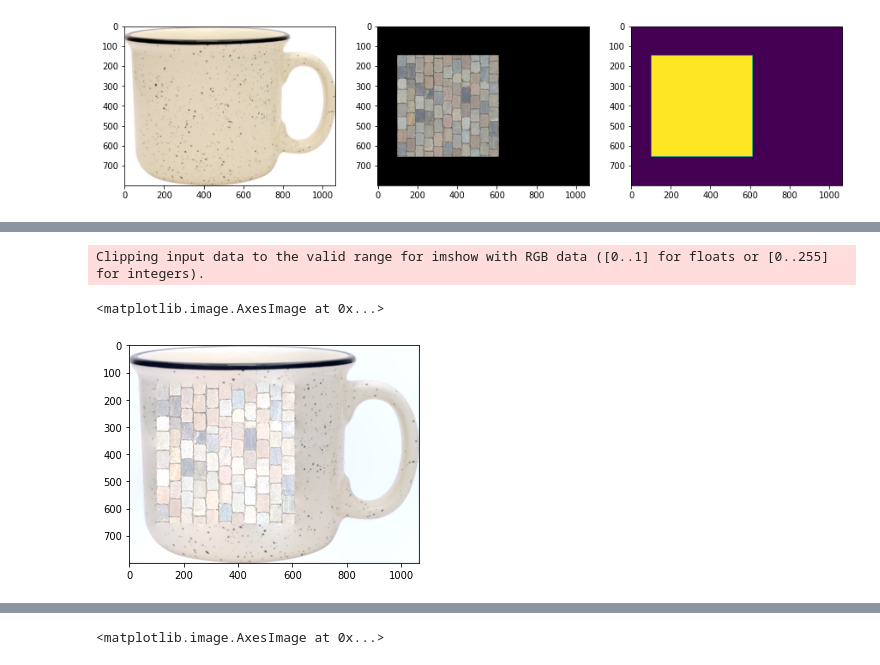
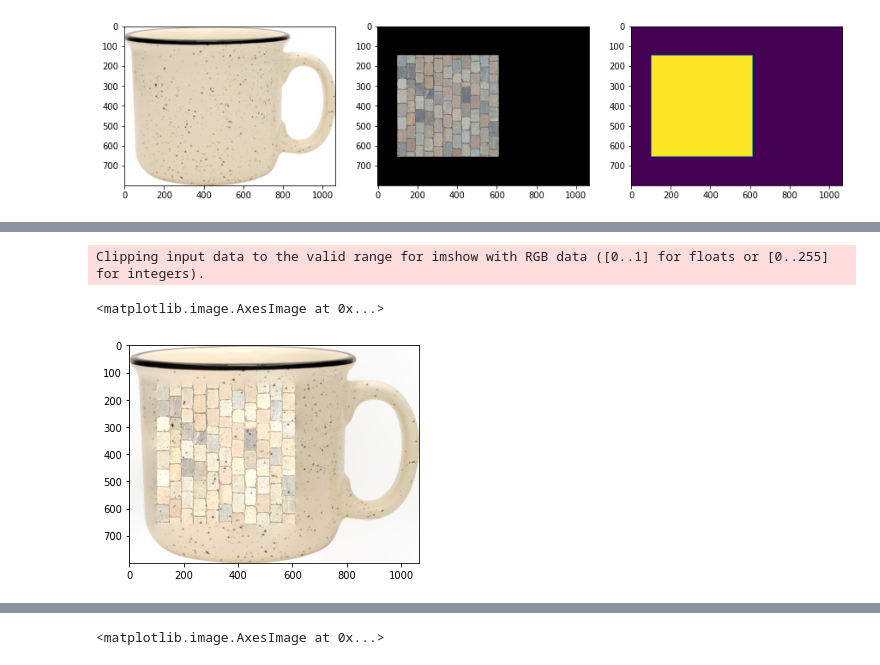
Before and after one commit to matt-baugh/pytorch-poisson-image-editing, a Jupyter notebook: examples.ipynb, the cells around one changed output, grey strips where cells are left out. Drawn from its saved outputs; the diff is of its cells as text; code cells hidden in the pictures.

```diff
--- a/examples.ipynb
+++ b/examples.ipynb
@@ -45,9 +66,9 @@ ax[2].imshow(mask)
 # %%
-res = pietorch.blend(target, source, mask, False, channels_dim=0)
+res = pietorch.blend(target, source, mask, True, channels_dim=0)
 
 
 plt.imshow(torch.movedim(res, 0, -1))
 # %% [output]
 Clipping input data to the valid range for imshow with RGB data ([0..1] for floats or [0..255] for integers).
 <matplotlib.image.AxesImage at 0x...>
-[figure, old version]
+[figure, new version]
```
Also changed, not shown: parts of 8 cells of this notebook, 2 other files.
